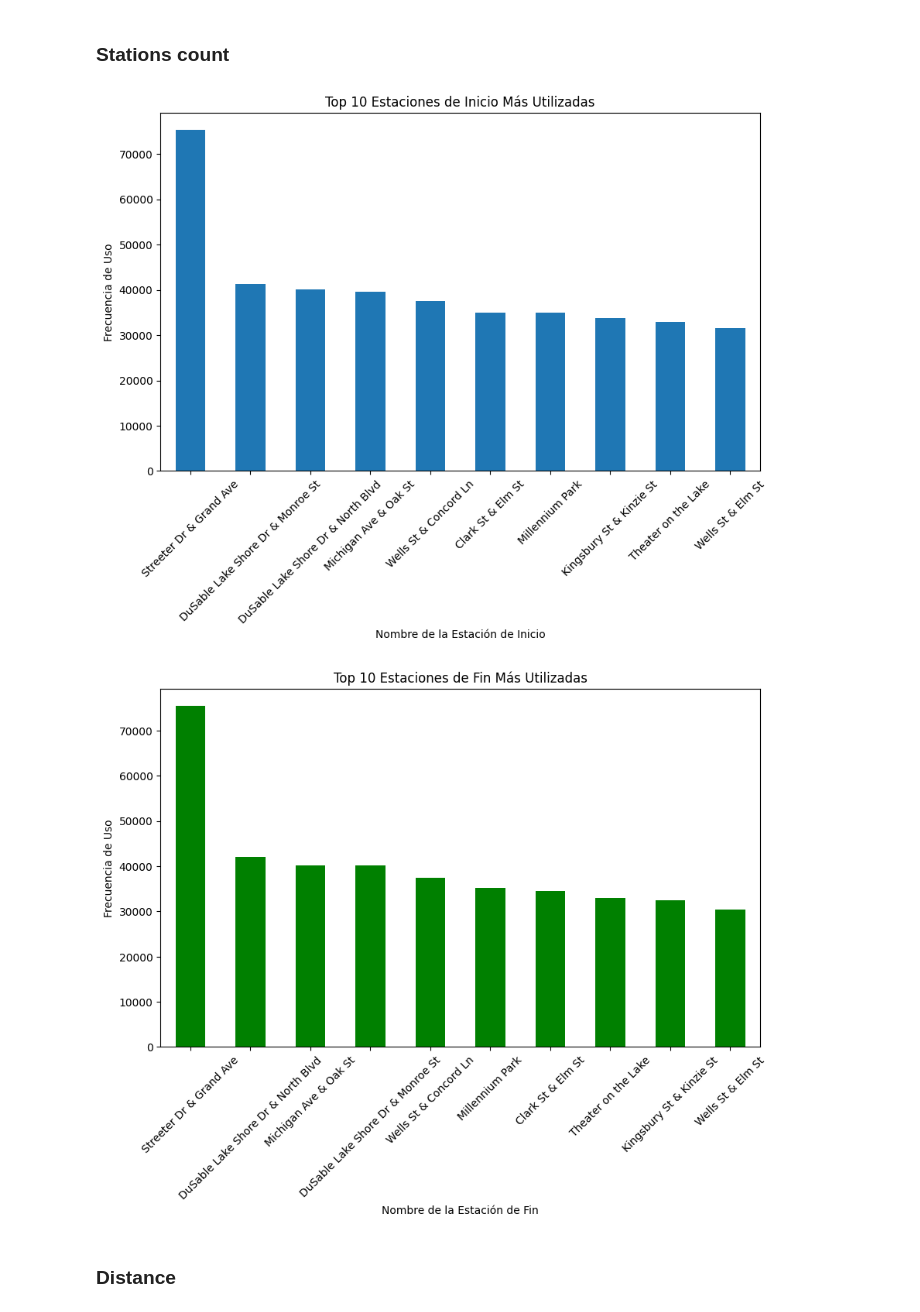
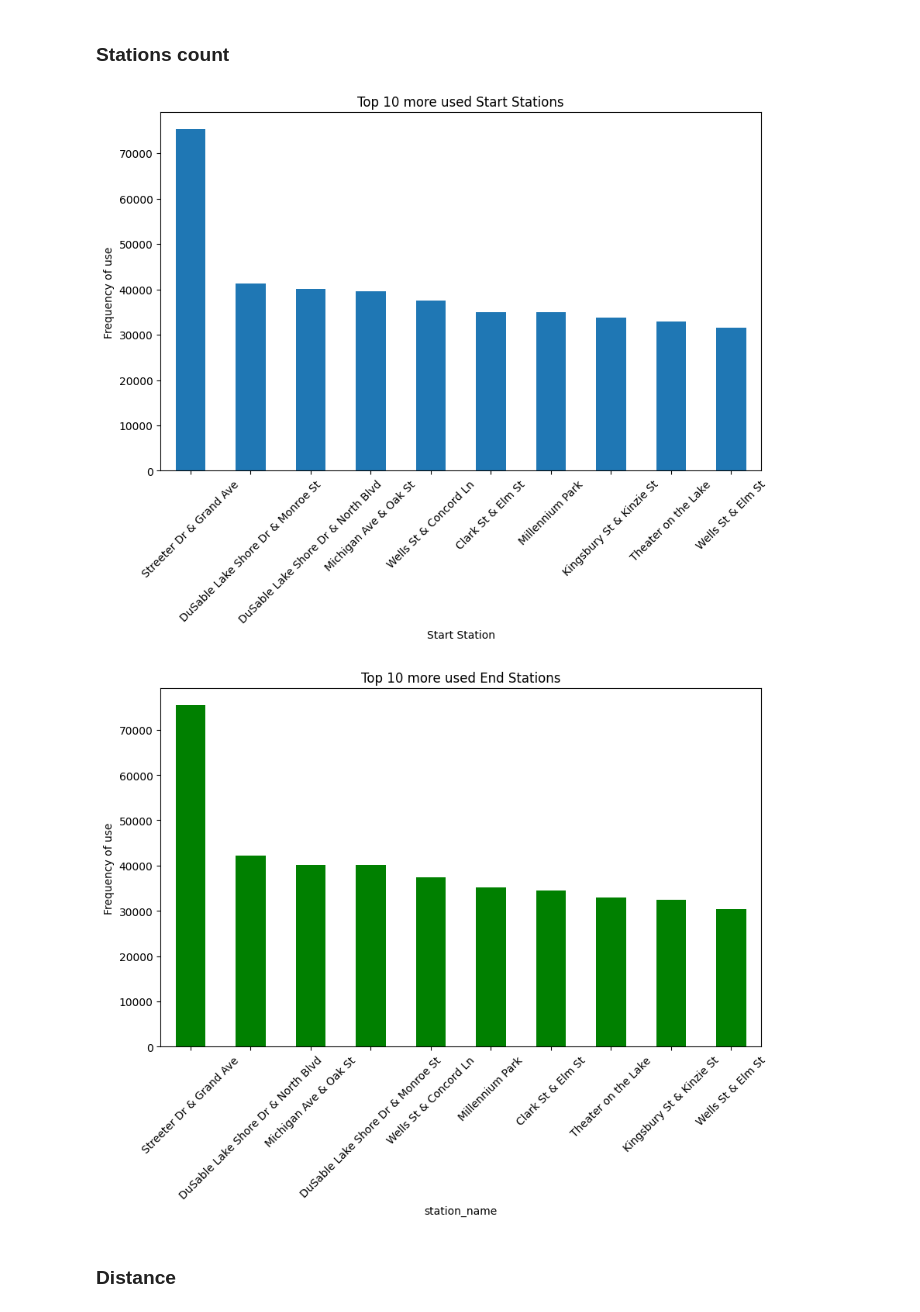
Before and after one commit to FedeDipa91/BikeSharing, a Jupyter notebook: rides2022_analysis.ipynb, the cells around one changed output. Saved outputs shown, nothing was run; the diff lists cells and outputs as text; code cells hidden in the pictures.

```diff
--- a/rides2022_analysis.ipynb
+++ b/rides2022_analysis.ipynb
@@ -235,17 +235,17 @@ df_station_counts_combined = pd.merge(station_counts, df_station, on='station_id
 # %%
 # Top 10 start_station
 top_10_start_stations = df_station_counts_combined.nlargest(10, 'start_count')
 
 # Plot
 plt.figure(figsize=(10, 6))
 top_10_start_stations.set_index('station_name')['start_count'].plot(kind='bar')
-plt.title('Top 10 Estaciones de Inicio Más Utilizadas')
-plt.xlabel('Nombre de la Estación de Inicio')
-plt.ylabel('Frecuencia de Uso')
+plt.title('Top 10 more used Start Stations')
+plt.xlabel('Start Station')
+plt.ylabel('Frequency of use')
 plt.xticks(rotation=45)
 plt.show()
 # %% [output]
-[figure, old version]
+[figure, new version]
 # %%
 # Top 10 end_stations
 top_10_end_stations = df_station_counts_combined.nlargest(10, 'end_count')
@@ -253,13 +253,12 @@ top_10_end_stations = df_station_counts_combined.nlargest(10, 'end_count')
 # Plot
 plt.figure(figsize=(10, 6))
 top_10_end_stations.set_index('station_name')['end_count'].plot(kind='bar', color='green')
-plt.title('Top 10 Estaciones de Fin Más Utilizadas')
-plt.xlabel('Nombre de la Estación de Fin')
-plt.ylabel('Frecuencia de Uso')
+plt.title('Top 10 more used End Stations')
+plt.ylabel('Frequency of use')
 plt.xticks(rotation=45)
 plt.show()
 # %% [output]
-[figure, old version]
+[figure, new version]
 # %% [markdown]
 ### Distance
 # %%
```
Also changed, not shown: parts of 11 cells of this notebook.
